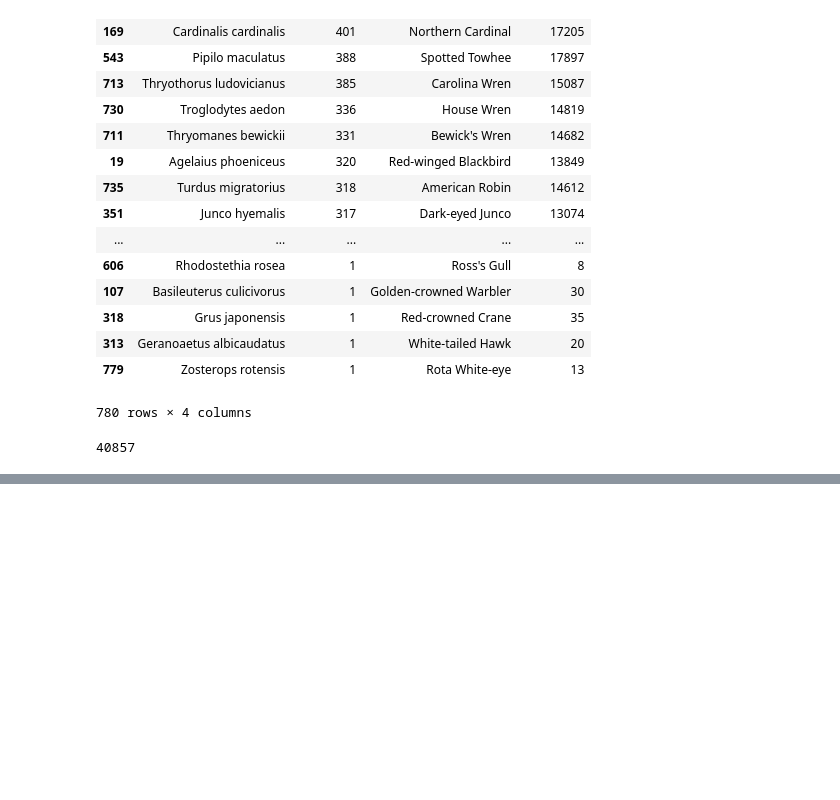
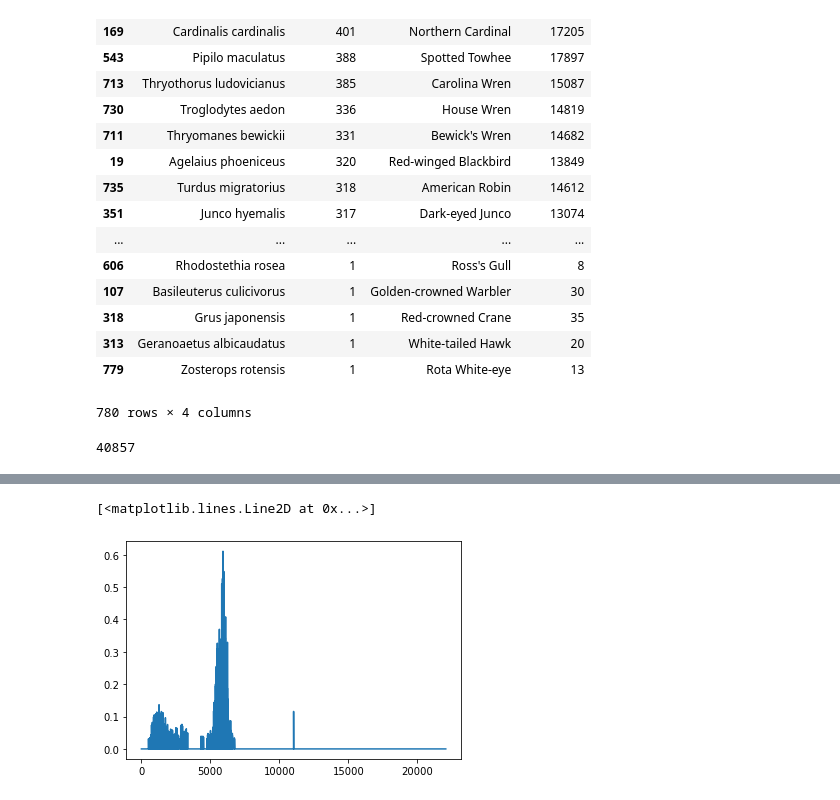
Before and after one commit to SeanScripts/us-bird-songs, a Jupyter notebook: Denoise.ipynb, the cells around one changed output, grey strips where cells are left out. Drawn from its saved outputs; the diff is of its cells as text; code cells hidden in the pictures; blank space fills up the shorter version.

```diff
--- a/Denoise.ipynb
+++ b/Denoise.ipynb
@@ -114,0 +145,12 @@ def denoise(file):
+# %%
+indices = PSD > max(PSD)/20 # More than 5% the max energy? Conservative filtering, hopefully...
+PSDclean = PSD * indices
+fhat = indices * fhat
+ffilt = np.fft.ifft(fhat)
+# %%
+# That remaining peak past 10 kHz is the actual noise that needs to be removed...
+# The distribution of it seems to be like a sharp peak. I don't know if I can use that to my advantage.
+plt.plot(freq[L], PSDclean[L])
+# %% [output]
+[<matplotlib.lines.Line2D at 0x...>]
+[figure, added]
```
Also changed, not shown: parts of 19 cells of this notebook.
